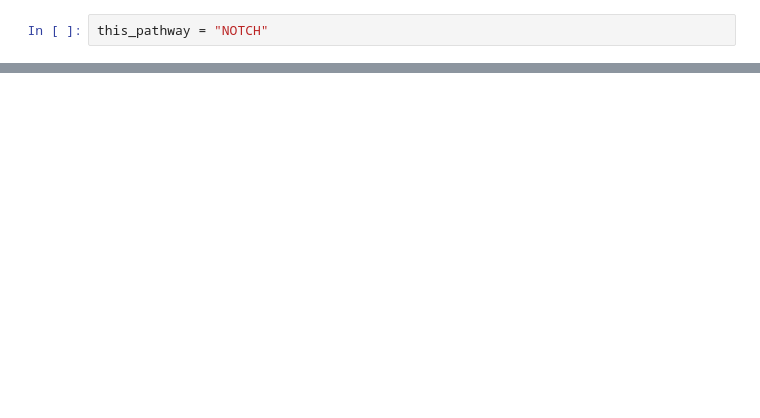
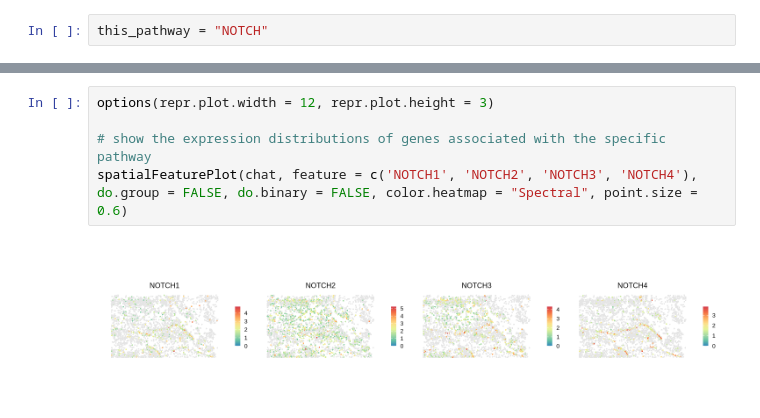
Before and after one commit to CRI-Biocore/Spatial_Transcriptomics_GeoMx_CosMx_2026, a Jupyter notebook: CosMx/codes/4_cosmx_spatial_cell_com.ipynb, the cells around one changed output, grey strips where cells are left out. Drawn from its saved outputs; the diff is of its cells as text; blank space fills up the shorter version.

```diff
--- a/CosMx/codes/4_cosmx_spatial_cell_com.ipynb
+++ b/CosMx/codes/4_cosmx_spatial_cell_com.ipynb
@@ -367 +438,8 @@ spatialFeaturePlot(chat, signaling = this_pathway, do.group = FALSE, do.binary =
+# %%
+options(repr.plot.width = 12, repr.plot.height = 3)
+
+# show the expression distributions of genes associated with the specific pathway
+spatialFeaturePlot(chat, feature = c('NOTCH1', 'NOTCH2', 'NOTCH3', 'NOTCH4'), do.group = FALSE, do.binary = FALSE, color.heatmap = "Spectral", point.size = 0.6)
+# %% [output]
+[figure, added]
 # %%
```
Also changed, not shown: parts of 30 cells of this notebook, 3 other files.
